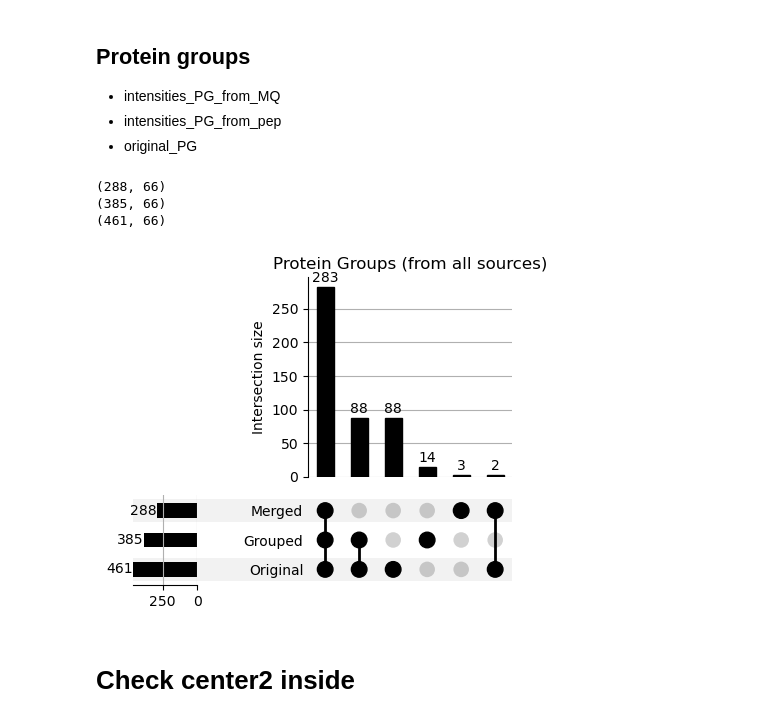
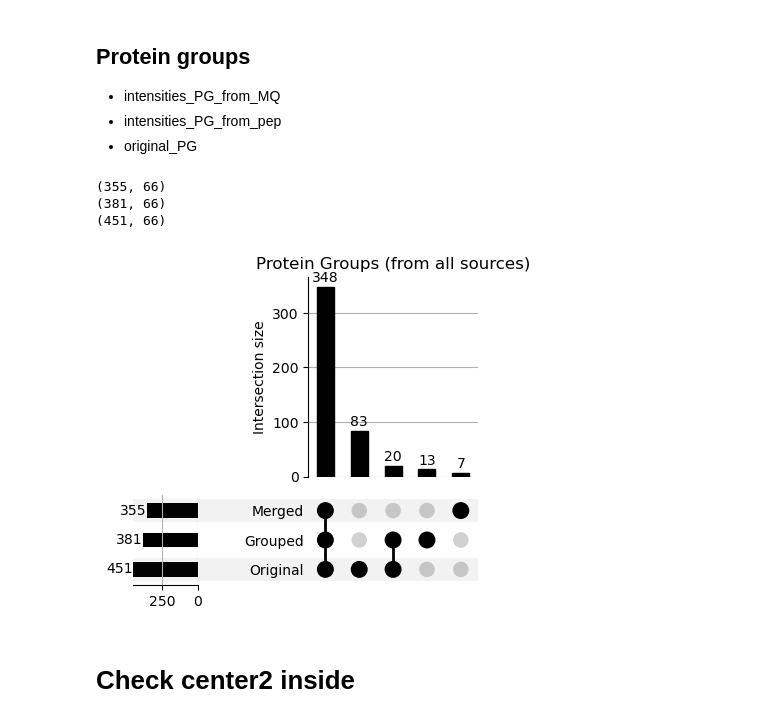
Before and after one commit to Freddsle/FedProt, a Jupyter notebook: data/TMT_data/03_merging_checks.ipynb, the cells around one changed output. Drawn from its saved outputs; the diff is of its cells as text; code cells hidden in the pictures.

```diff
--- a/data/TMT_data/03_merging_checks.ipynb
+++ b/data/TMT_data/03_merging_checks.ipynb
@@ -259,7 +220,7 @@ round(386 * 100 /444, 1)
 original_PG = {}
 
 # Load the original data
-original_data = pd.read_csv('/home/yuliya/repos/cosybio/FedProt/data/TMT_data/raw_MaxQuant_reports/Combined/proteinGroups.txt', sep='\t')
+original_data = pd.read_csv('/home/yuliya/repos/cosybio/FedProt/data/TMT_data/raw_reviewed_MQ_report/Combined_rew/proteinGroups.txt', sep='\t')
 # filter if Reverse or Potential contaminant columns contain +, if the value is empty - keep it
 original_data = original_data[~original_data['Reverse'].str.contains('\+', na=False)]
 original_data = original_data[~original_data['Potential contaminant'].str.contains('\+', na=False)]
@@ -478,7 +398,7 @@ print(original_PG_merged.shape)
 
 all_protein_sourses['Original'] = original_PG_merged
 # %% [output]
-(288, 66)
-(385, 66)
-(461, 66)
+(355, 66)
+(381, 66)
+(451, 66)
 # %%
@@ -486,7 +406,7 @@ intensities_PG_from_pep_merged.to_csv('/home/yuliya/repos/cosybio/FedProt/data/T
 # %%
-generate_upset_plot(all_protein_sourses, 'Majority.protein.IDs', 'Protein Groups (from all sources)', splited=False)
+upset_plot.generate_upset_plot(all_protein_sourses, 'Majority.protein.IDs', 'Protein Groups (from all sources)', splited=False,categories=['Merged', 'Grouped', 'Original'])
 # %% [output]
-[figure, old version]
+[figure, new version]
 # %% [markdown]
 # Check center2 inside
 # %%
```
Also changed, not shown: parts of 28 cells of this notebook, 7 other files.
